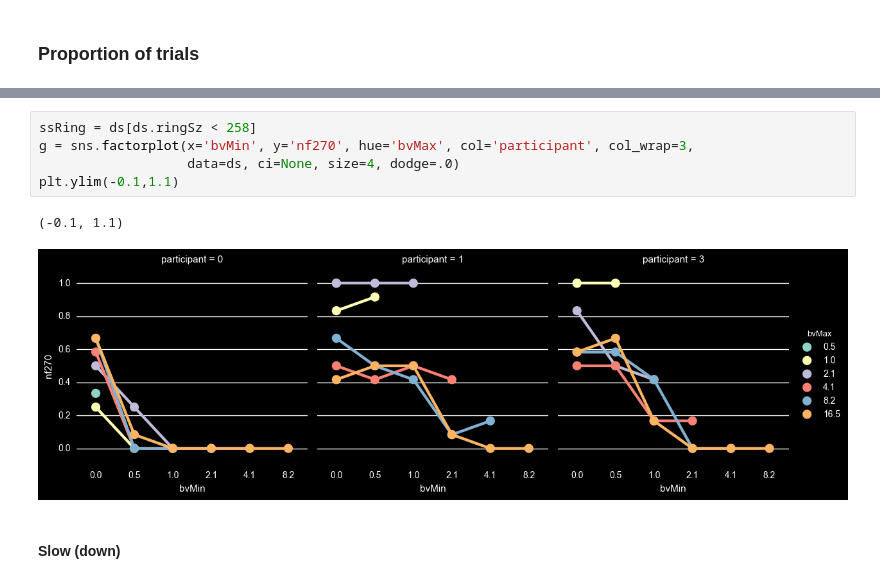
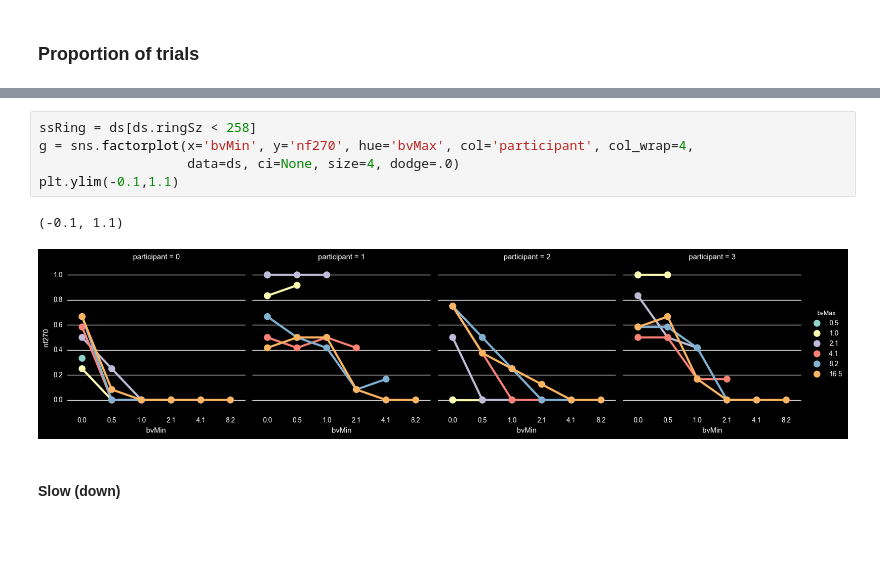
Before and after one commit to egorananyev/mc, a Jupyter notebook: analysis/mcEcc_ct-bv.ipynb, the cells around one changed output, grey strips where cells are left out. Cells and saved outputs as stored; diff of their text form; blank space fills up the shorter version.

```diff
--- a/analysis/mcEcc_ct-bv.ipynb
+++ b/analysis/mcEcc_ct-bv.ipynb
@@ -107,11 +113,11 @@ Patchy/transparent (up):
 # %%
 ssRing = ds[ds.ringSz < 258]
-g = sns.factorplot(x='bvMin', y='nf270', hue='bvMax', col='participant', col_wrap=3,
+g = sns.factorplot(x='bvMin', y='nf270', hue='bvMax', col='participant', col_wrap=4,
                    data=ds, ci=None, size=4, dodge=.0)
 plt.ylim(-0.1,1.1)
 # %% [output]
 (-0.1, 1.1)
-[figure, old version]
+[figure, new version]
 # %% [markdown]
 #### Slow (down)
 # %%
```
Also changed, not shown: parts of 12 cells of this notebook, 4 other files.
